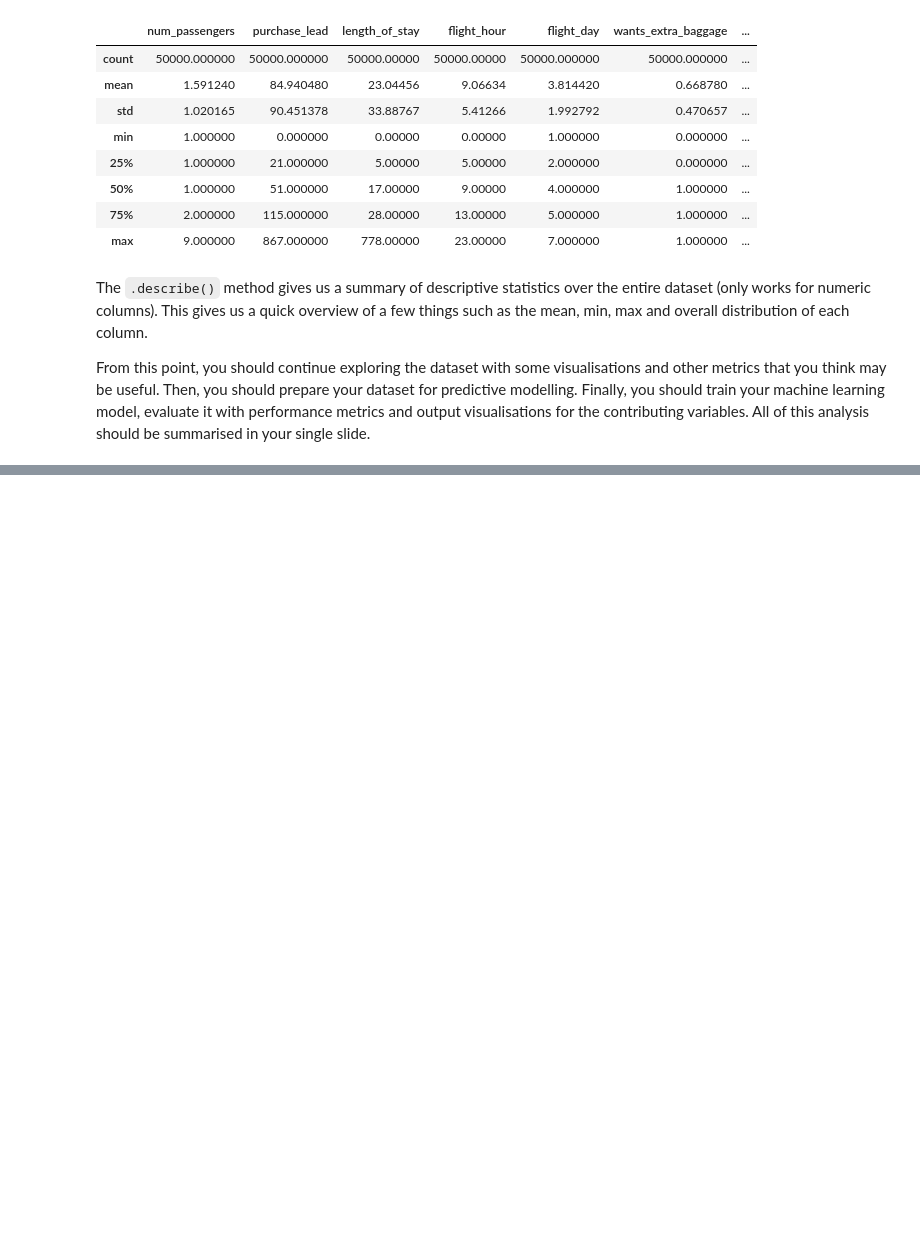
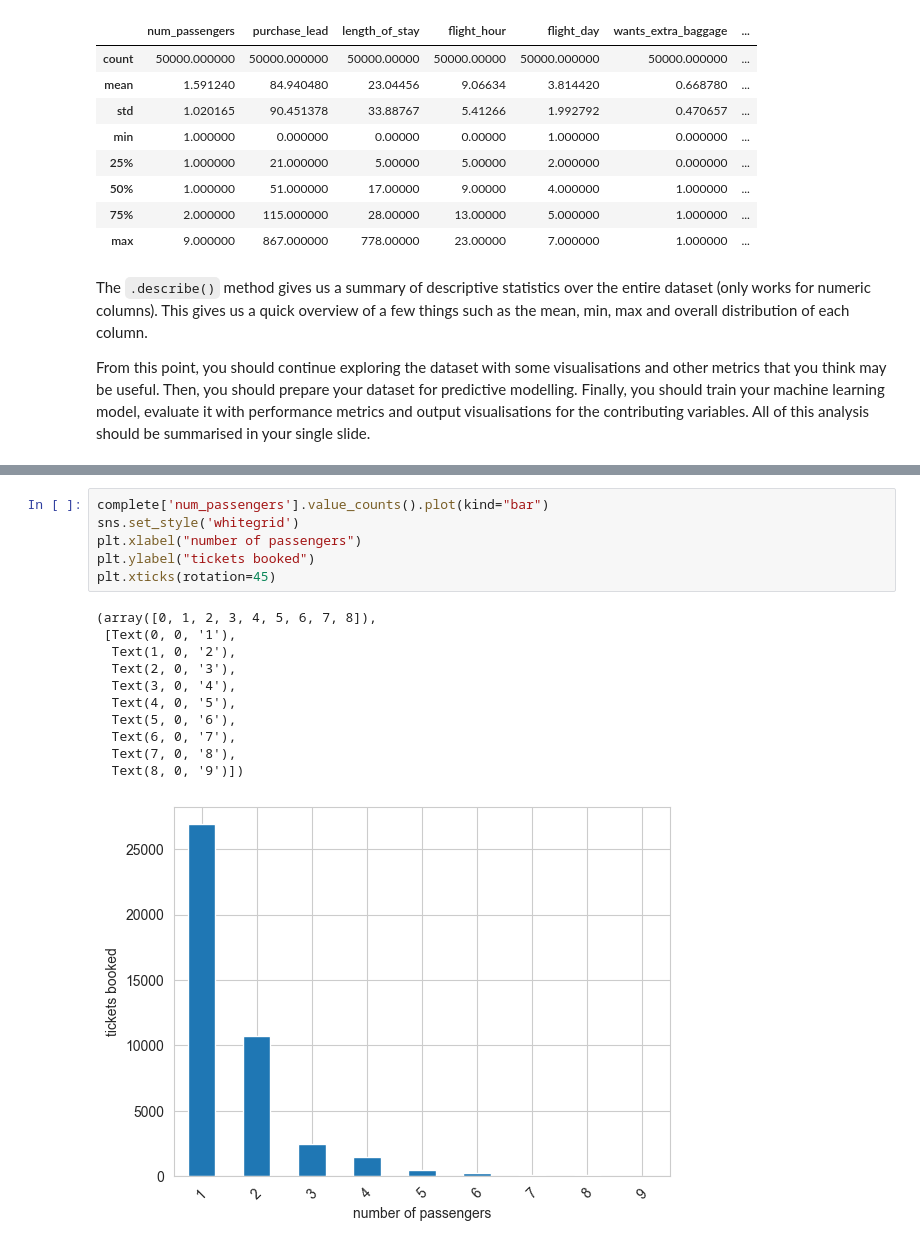
Before and after one commit to nickgeorgemathew/customer-booking-analysis, a Jupyter notebook: customer_booking_analysis.ipynb, the cells around one changed output, grey strips where cells are left out. Drawn from its saved outputs; the diff is of its cells as text; blank space fills up the shorter version.

```diff
--- a/customer_booking_analysis.ipynb
+++ b/customer_booking_analysis.ipynb
@@ -362,0 +211,18 @@ Name: count, dtype: int64
+# %%
+complete['num_passengers'].value_counts().plot(kind="bar")
+sns.set_style('whitegrid')
+plt.xlabel("number of passengers")
+plt.ylabel("tickets booked")
+plt.xticks(rotation=45)
+# %% [output]
+(array([0, 1, 2, 3, 4, 5, 6, 7, 8]),
+ [Text(0, 0, '1'),
+  Text(1, 0, '2'),
+  Text(2, 0, '3'),
+  Text(3, 0, '4'),
+  Text(4, 0, '5'),
+  Text(5, 0, '6'),
+  Text(6, 0, '7'),
+  Text(7, 0, '8'),
+  Text(8, 0, '9')])
+[figure, added]
```
Also changed, not shown: parts of 43 cells of this notebook, 1 other file.
